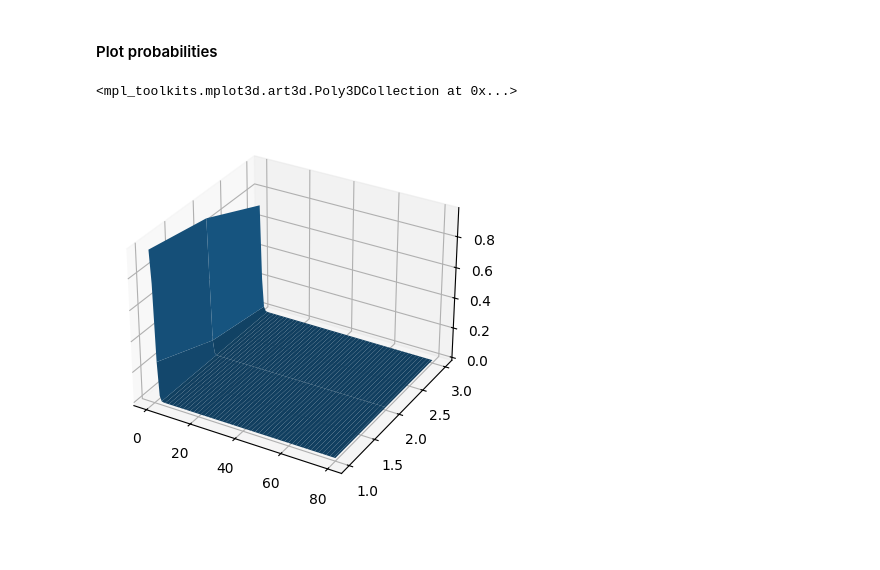
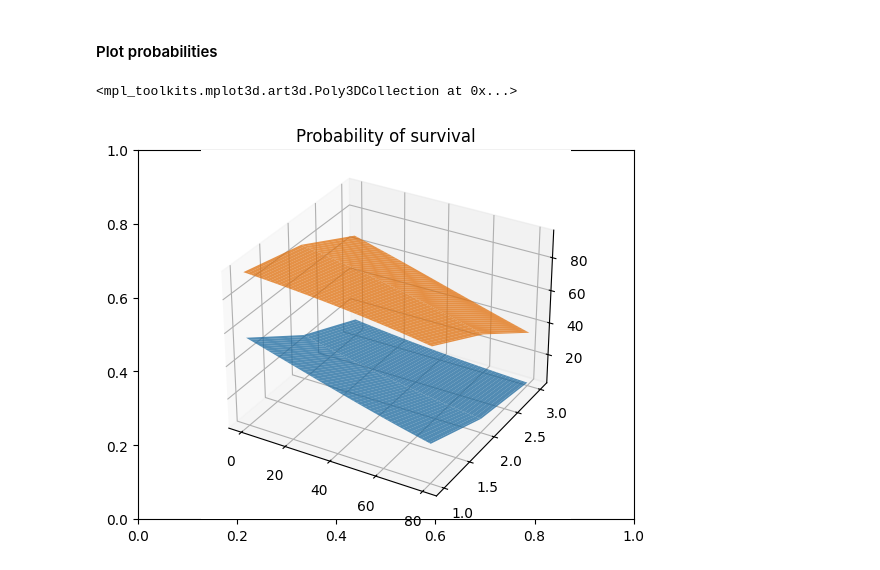
Before and after one commit to madskoefoed/Titanic, a Jupyter notebook: titanic.ipynb, the cells around one changed output. Cells and saved outputs as stored; diff of their text form; code cells hidden in the pictures; blank space fills up the shorter version.

Commit message:
Remove train-test split and create 4 models in total

```diff
--- a/titanic.ipynb
+++ b/titanic.ipynb
@@ -96,7 +104,7 @@ Test rows: 215
 # %%
 encoder = OneHotEncoder(sparse_output=False).set_output(transform="polars")
 
-df_enc = encoder.fit_transform(df[['Sex', 'Pclass']])
+df_enc = encoder.fit_transform(df[['Sex', 'Pclass', 'Embarked']])
 
 df_enc.head(3)
 
@@ -113 +123,6 @@ shape: (3, 9)
+# %%
+#x_cols1 corresponds to an intercept-only model
+x_cols2 = ['Pclass', 'Sex_male', 'Age']
+x_cols3 = ['Pclass', 'Sex_male', 'Age', 'Age_miss'] + ['Embarked_' + i for i in df['Embarked'].unique()]
+x_cols4 = ['Pclass_' + str(j) for j in df['Pclass'].unique()] + x_cols3[1:]
 # %% [markdown]
@@ -123,3 +130,10 @@ y_test  = df[test_rows, :].select("Survived").to_numpy().ravel()
+# %%
+y = df['Survived'].to_numpy().ravel()
+x2 = df[x_cols2].to_numpy()
+x3 = df[x_cols3].to_numpy()
+x4 = df[x_cols4].to_numpy()
+
+survival_prob = np.mean(y)
 # %% [markdown]
 #### Correlation
 # %%
@@ -142,5 +168,5 @@ array([[-0.41044278]])
 # %%
-model = LogisticRegression(penalty=None, fit_intercept=True).fit(x_train, y_train)
-print("Model intercept:", model.intercept_)
-print("Model coefficients:", model.coef_)
+model2 = LogisticRegression(penalty=None, fit_intercept=True).fit(x2, y)
+print("Model intercept:", model2.intercept_)
+print("Model coefficients:", model2.coef_)
 # %% [output]
@@ -176,15 +243,22 @@ Training recall: 72.4 and test recall: 65.9
 # %%
 x_age    = np.repeat(np.linspace(0, 80, 100), 3).reshape(-1, 1)
 x_pclass = np.tile([1, 2, 3], 100).reshape(-1, 1)
 x_male   = np.repeat([1], 300).reshape(-1, 1)
 
-x_plot = np.concatenate((x_pclass, x_age, x_male), axis=1)
-y_plot = model.predict_proba(x_plot)[:, 1]
+x_plot = np.concatenate((x_pclass, x_male, x_age), axis=1)
+y_plot = model2.predict_proba(x_plot)[:, 1]*100
 
 fig = plt.figure()
+plt.title("Probability of survival")
 ax = fig.add_subplot(projection="3d")
+ax.plot_surface(x_age.reshape(100, 3), x_pclass.reshape(100, 3), y_plot.reshape(100, 3), alpha=0.75)
 
-ax.plot_surface(x_age.reshape(100, 3), x_pclass.reshape(100, 3), y_plot.reshape(100, 3))
+x_male = np.repeat([0], 300).reshape(-1, 1)
+
+x_plot = np.concatenate((x_pclass, x_male, x_age), axis=1)
+y_plot = model2.predict_proba(x_plot)[:, 1]*100
+
+ax.plot_surface(x_age.reshape(100, 3), x_pclass.reshape(100, 3), y_plot.reshape(100, 3), alpha=0.75)
 # %% [output]
 <mpl_toolkits.mplot3d.art3d.Poly3DCollection at 0x...>
-[figure, old version]
+[figure, new version]
```
Also changed, not shown: parts of 33 cells of this notebook.
